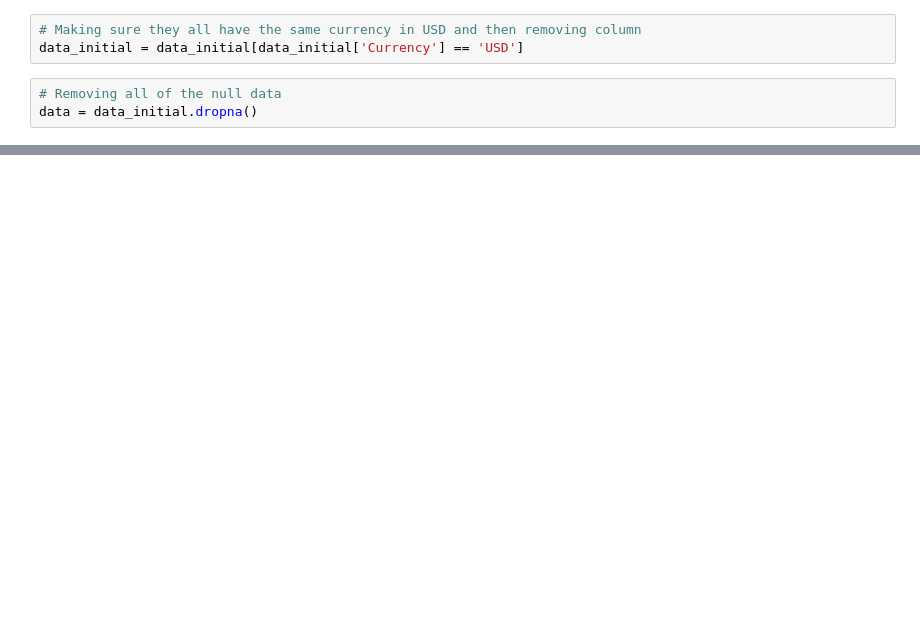
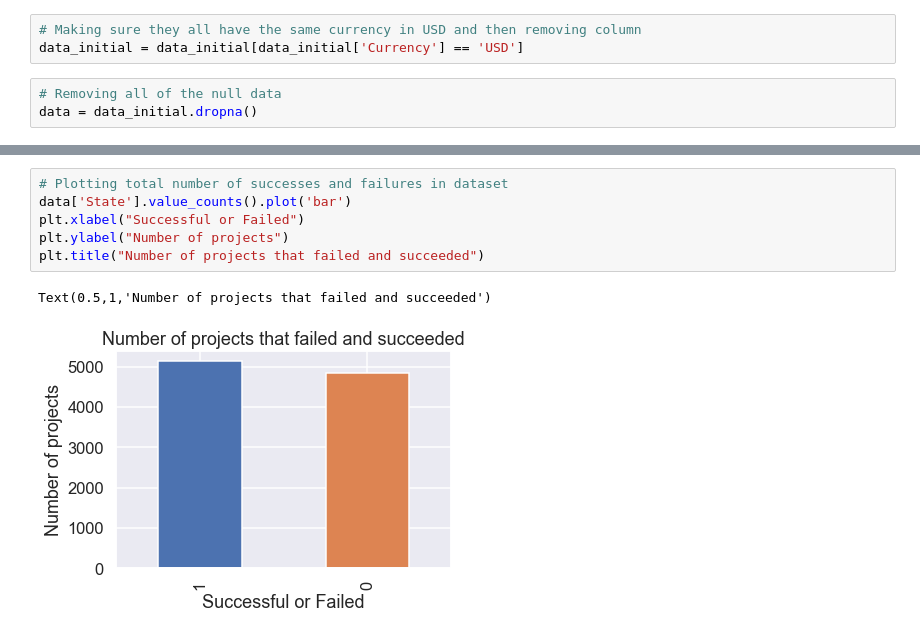
Before and after one commit to camron-chermak/COGS108Project, a Jupyter notebook: FinalProject.ipynb, the cells around one changed output, grey strips where cells are left out. Saved outputs shown, nothing was run; the diff lists cells and outputs as text; blank space fills up the shorter version.

```diff
--- a/FinalProject.ipynb
+++ b/FinalProject.ipynb
@@ -84,0 +97,9 @@ data
+# %%
+# Plotting total number of successes and failures in dataset
+data['State'].value_counts().plot('bar')
+plt.xlabel("Successful or Failed")
+plt.ylabel("Number of projects")
+plt.title("Number of projects that failed and succeeded")
+# %% [output]
+Text(0.5,1,'Number of projects that failed and succeeded')
+[figure, added]
```
Also changed, not shown: parts of 4 cells of this notebook.
